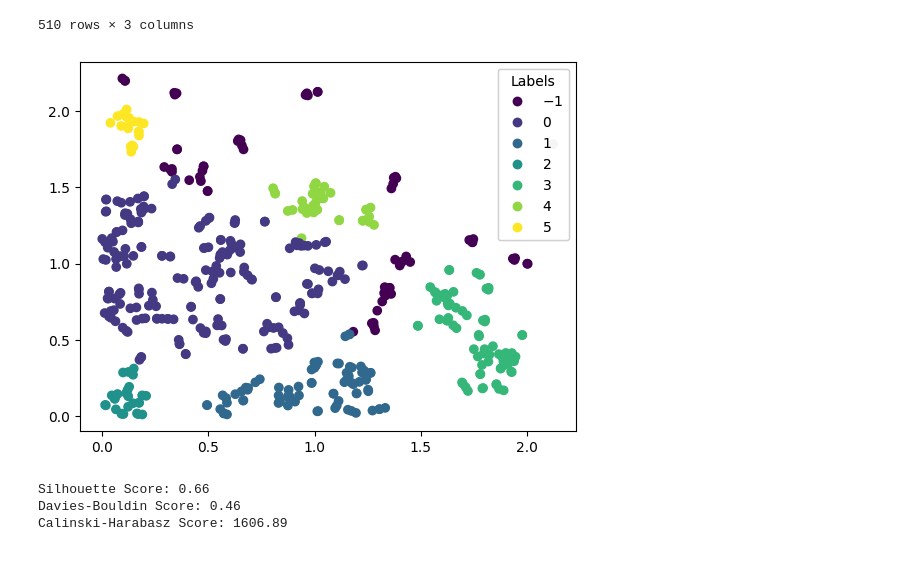
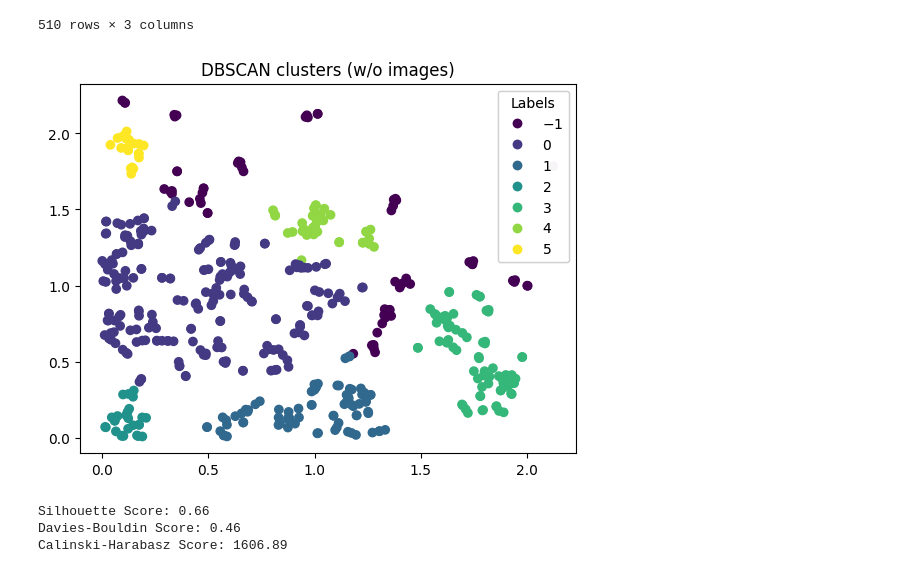
Before and after one commit to janelmjackson/understanding-mtg-card-value-through-ml, a Jupyter notebook: scryfall_dbscan.ipynb, the cells around one changed output. Drawn from its saved outputs; the diff is of its cells as text; code cells hidden in the pictures.

```diff
--- a/scryfall_dbscan.ipynb
+++ b/scryfall_dbscan.ipynb
@@ -322,15 +301,16 @@ percentile_df_scaled = percentile_df_scaled.join(X_scaled)
 # %%
 fig, ax = plt.subplots()
 
 scatter = ax.scatter(X_scaled['A'], X_scaled['B'], c=X_scaled['dbscan'])
 
 legend1 = ax.legend(*scatter.legend_elements(),
                     loc="upper right", title="Labels")
 ax.add_artist(legend1)
 
+plt.title("DBSCAN clusters (w/o images)")
 plt.show()
 # %% [output]
-[figure, old version]
+[figure, new version]
 # %%
 # eps=0.15, min_samples=4
 # Silhouette: 0.74
```
Also changed, not shown: parts of 11 cells of this notebook, 1 other file.
